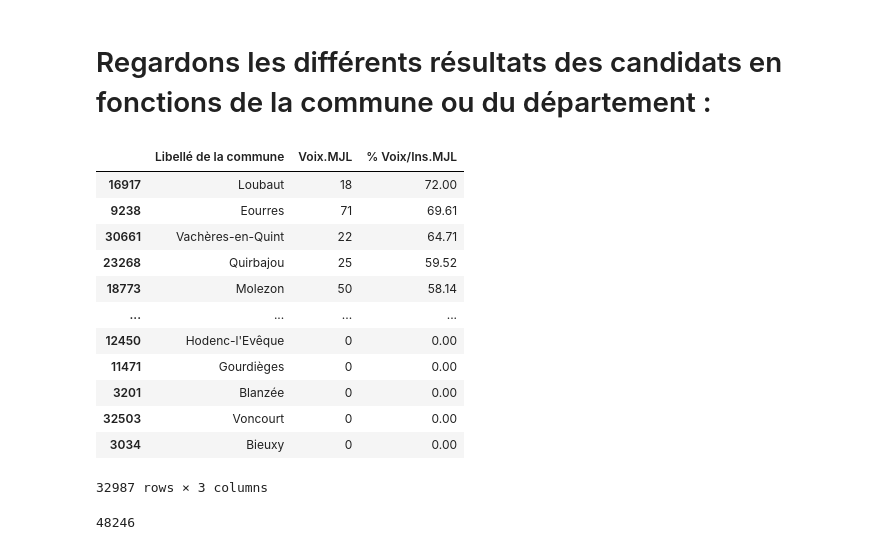
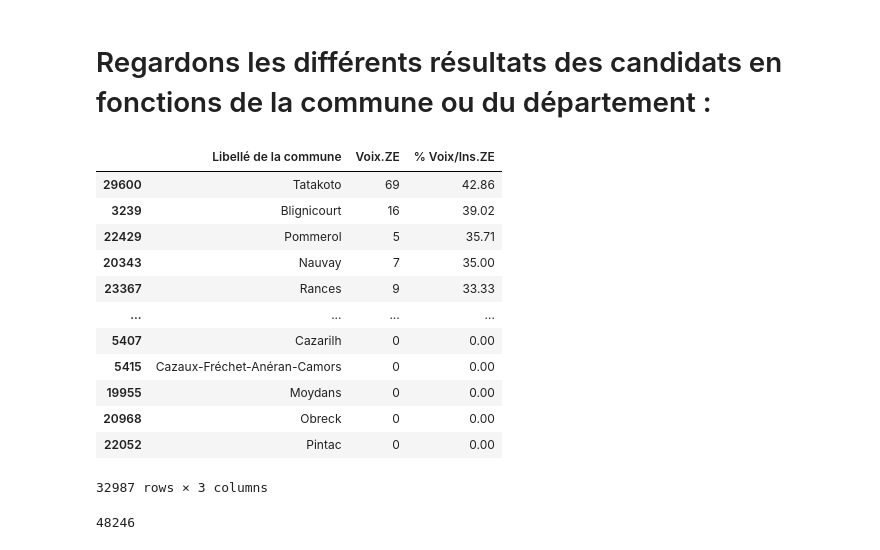
Before and after one commit to BaderEK/AnalyseDeDonnees, a Jupyter notebook: Groupe 2/Groupe 2/rendu.ipynb, the cells around one changed output. Drawn from its saved outputs; the diff is of its cells as text; code cells hidden in the pictures.

```diff
--- a/Groupe 2/Groupe 2/rendu.ipynb
+++ b/Groupe 2/Groupe 2/rendu.ipynb
@@ -25,0 +25,3 @@ df_DAN = df[['N°Panneau.DAN', 'Sexe.DAN', 'Nom.DAN', 'Prénom.DAN', 'Voix.DAN',
+# %%
+data = pd.read_csv("resultats-par-niveau-burvot-t1-france-entiere.txt", header = 0, sep=';', encoding = 'latin-1')
+data
@@ -252,8 +276,8 @@ def dep_prct(x,y):
       return res.head(20)
 # %%
 def comm_candidat(voix, prct, choix, asc):
-    tab = df[['Libellé de la commune', voix]]
-    tab1 = df[['Libellé de la commune', prct]]
+    tab = data[['Libellé de la commune', voix]]
+    tab1 = data[['Libellé de la commune', prct]]
 
     frame = pd.DataFrame(tab)
     frame1 = pd.DataFrame(tab1)
@@ -295,20 +319,20 @@ def dep_candidat(voix, prct, choix, asc):
 
     return resultat
 # %%
-comm_candidat('Voix.MJL', '% Voix/Ins.MJL', 2, False)
+comm_candidat('Voix.ZE', '% Voix/Ins.ZE', 2, False)
 # %% [output]
-|  | Libellé de la commune | Voix.MJL | % Voix/Ins.MJL |
-| 16917 | Loubaut | 18 | 72.00 |
-| 9238 | Eourres | 71 | 69.61 |
-| 30661 | Vachères-en-Quint | 22 | 64.71 |
-| 23268 | Quirbajou | 25 | 59.52 |
-| 18773 | Molezon | 50 | 58.14 |
+|  | Libellé de la commune | Voix.ZE | % Voix/Ins.ZE |
+| 29600 | Tatakoto | 69 | 42.86 |
+| 3239 | Blignicourt | 16 | 39.02 |
+| 22429 | Pommerol | 5 | 35.71 |
+| 20343 | Nauvay | 7 | 35.00 |
+| 23367 | Rances | 9 | 33.33 |
 | ... | ... | ... | ... |
-| 12450 | Hodenc-l'Evêque | 0 | 0.00 |
-| 11471 | Gourdièges | 0 | 0.00 |
-| 3201 | Blanzée | 0 | 0.00 |
-| 32503 | Voncourt | 0 | 0.00 |
-| 3034 | Bieuxy | 0 | 0.00 |
+| 5407 | Cazarilh | 0 | 0.00 |
+| 5415 | Cazaux-Fréchet-Anéran-Camors | 0 | 0.00 |
+| 19955 | Moydans | 0 | 0.00 |
+| 20968 | Obreck | 0 | 0.00 |
+| 22052 | Pintac | 0 | 0.00 |
 32987 rows × 3 columns
 # %%
 max(dep_candidat('Voix.LJ', '% Voix/Ins.LJ', 2, False)['Voix.LJ'])
```
Also changed, not shown: parts of 41 cells of this notebook.
